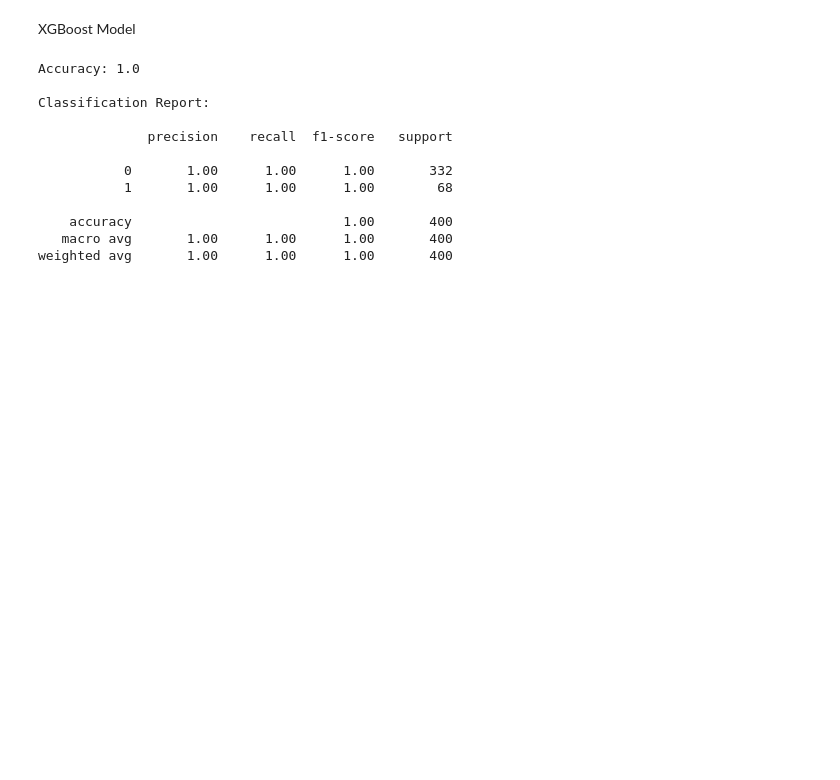
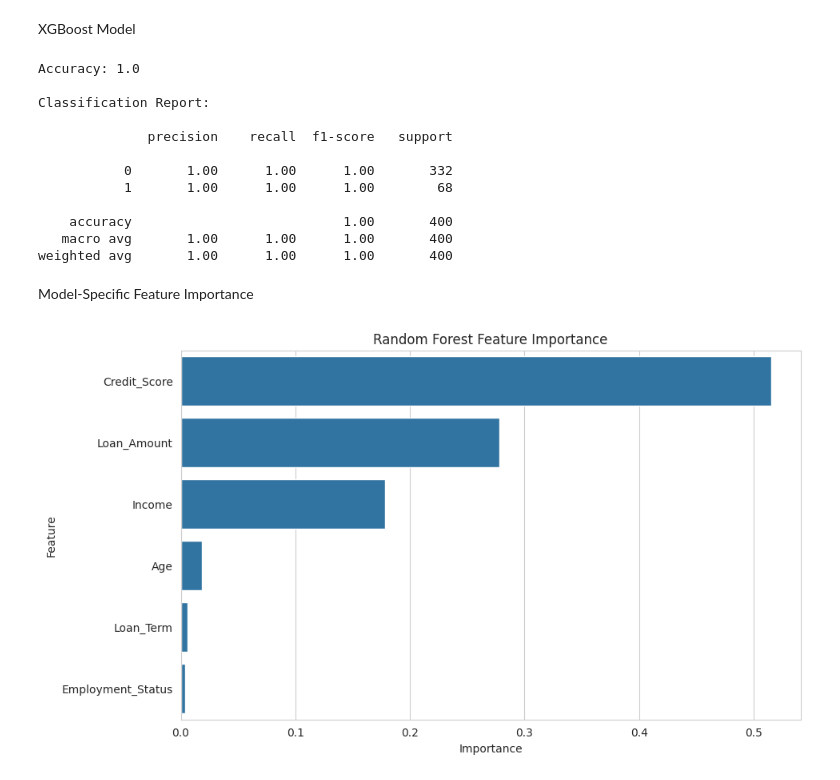
Before and after one commit to Yeabebe/explainable-ai, a Jupyter notebook: loan_approval_xai_analysis.ipynb, the cells around one changed output. Saved outputs shown, nothing was run; the diff lists cells and outputs as text; code cells hidden in the pictures; blank space fills up the shorter version.

Commit message:
Add Model-Specific Feature Importance

```diff
--- a/loan_approval_xai_analysis.ipynb
+++ b/loan_approval_xai_analysis.ipynb
@@ -361,3 +361,26 @@ Classification Report:
     accuracy                           1.00       400
    macro avg       1.00      1.00      1.00       400
 weighted avg       1.00      1.00      1.00       400
+# %% [markdown]
+Model-Specific Feature Importance
+# %%
+importance_df = pd.DataFrame({
+    "Feature": X.columns,
+    "Importance": rf_model.feature_importances_
+})
+
+importance_df = importance_df.sort_values(
+    by="Importance",
+    ascending=False
+)
+
+sns.barplot(
+    x="Importance",
+    y="Feature",
+    data=importance_df
+)
+
+plt.title("Random Forest Feature Importance")
+plt.show()
+# %% [output]
+[figure, added]
```
